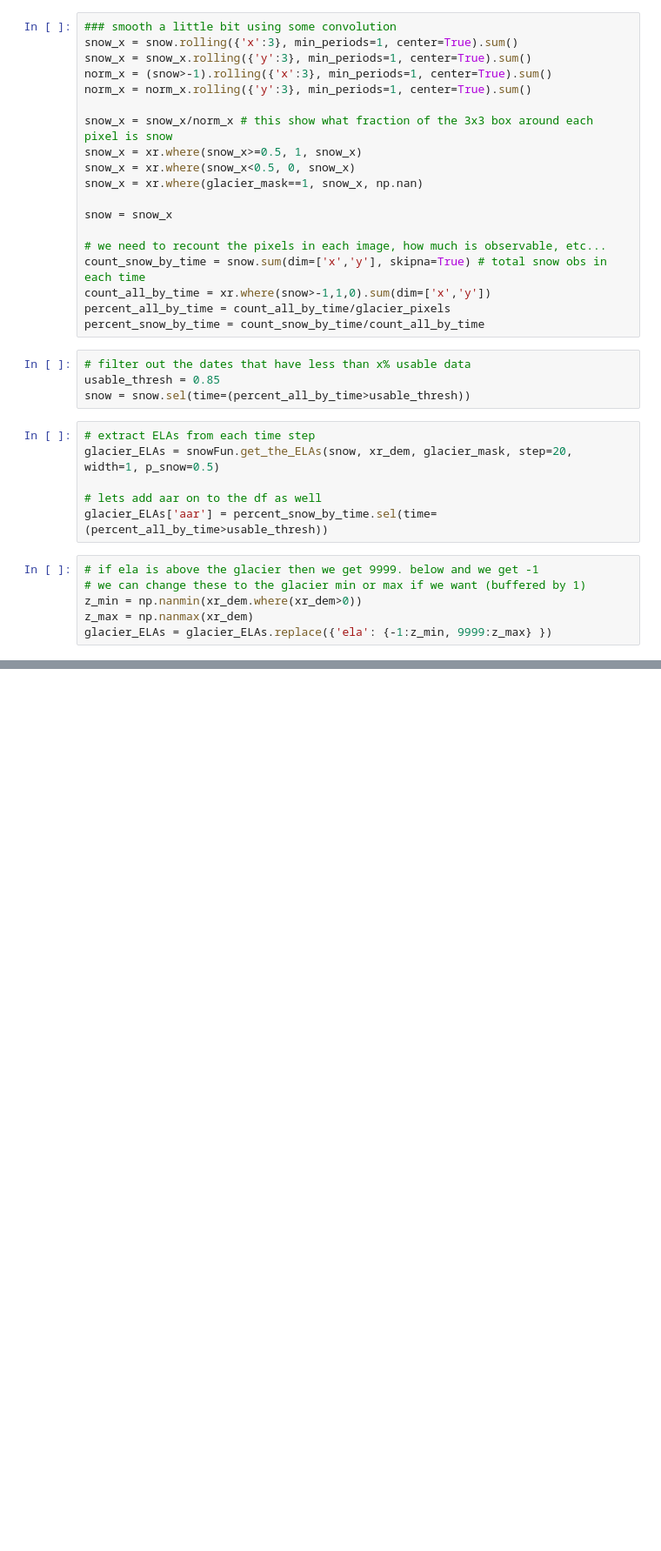
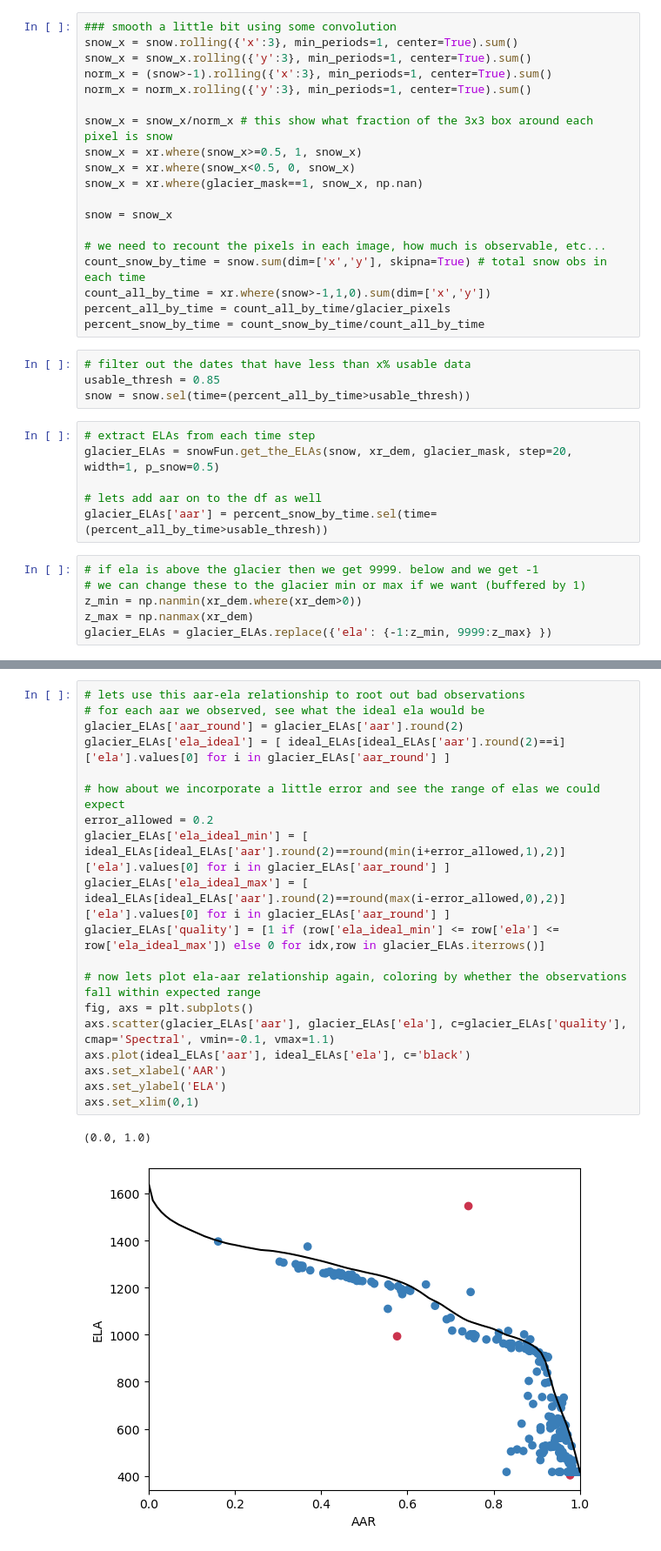
Before and after one commit to lucas-zeller/Glacier-Snow-Lines, a Jupyter notebook: S2_single_rgi_investigation.ipynb, the cells around one changed output, grey strips where cells are left out. Shown at 87% size. Cells and saved outputs as stored; diff of their text form; blank space fills up the shorter version.

```diff
--- a/S2_single_rgi_investigation.ipynb
+++ b/S2_single_rgi_investigation.ipynb
@@ -259,0 +275,22 @@ plt.tight_layout()
+# %%
+# lets use this aar-ela relationship to root out bad observations
+# for each aar we observed, see what the ideal ela would be
+glacier_ELAs['aar_round'] = glacier_ELAs['aar'].round(2)
+glacier_ELAs['ela_ideal'] = [ ideal_ELAs[ideal_ELAs['aar'].round(2)==i]['ela'].values[0] for i in glacier_ELAs['aar_round'] ]
+
+# how about we incorporate a little error and see the range of elas we could expect
+error_allowed = 0.2
+glacier_ELAs['ela_ideal_min'] = [ ideal_ELAs[ideal_ELAs['aar'].round(2)==round(min(i+error_allowed,1),2)]['ela'].values[0] for i in glacier_ELAs['aar_round'] ]
+glacier_ELAs['ela_ideal_max'] = [ ideal_ELAs[ideal_ELAs['aar'].round(2)==round(max(i-error_allowed,0),2)]['ela'].values[0] for i in glacier_ELAs['aar_round'] ]
+glacier_ELAs['quality'] = [1 if (row['ela_ideal_min'] <= row['ela'] <= row['ela_ideal_max']) else 0 for idx,row in glacier_ELAs.iterrows()]
+
+# now lets plot ela-aar relationship again, coloring by whether the observations fall within expected range
+fig, axs = plt.subplots()
+axs.scatter(glacier_ELAs['aar'], glacier_ELAs['ela'], c=glacier_ELAs['quality'], cmap='Spectral', vmin=-0.1, vmax=1.1)
+axs.plot(ideal_ELAs['aar'], ideal_ELAs['ela'], c='black')
+axs.set_xlabel('AAR')
+axs.set_ylabel('ELA')
+axs.set_xlim(0,1)
+# %% [output]
+(0.0, 1.0)
+[figure, added]
```
Also changed, not shown: parts of 10 cells of this notebook.
